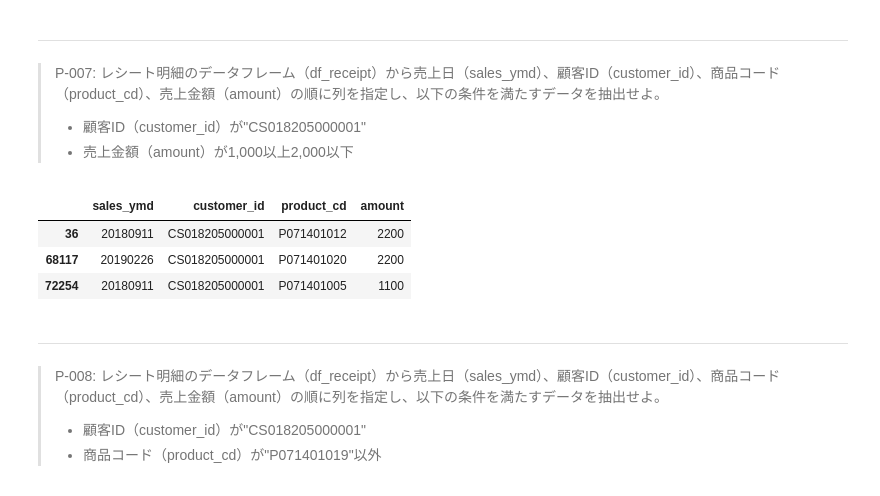
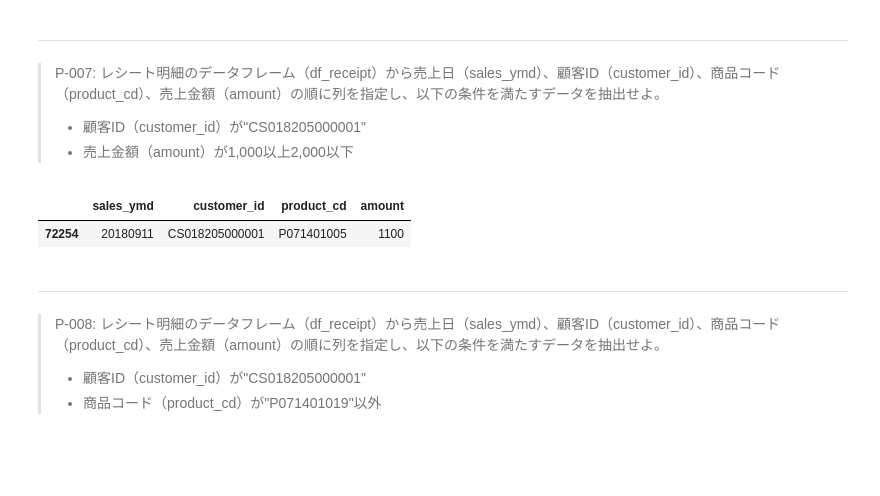
Before and after one commit to shgtkshruch/100knocks-preprocess, a Jupyter notebook: docker/work/preprocess_knock_Python.ipynb, the cells around one changed output. Drawn from its saved outputs; the diff is of its cells as text; code cells hidden in the pictures; blank space fills up the shorter version.

Commit message:
Answer P-008
query

```diff
--- a/docker/work/preprocess_knock_Python.ipynb
+++ b/docker/work/preprocess_knock_Python.ipynb
@@ -173,11 +173,9 @@ df_receipt[['sales_ymd', 'customer_id', 'product_cd', 'quantity', 'amount']].que
 > - 顧客ID（customer_id）が"CS018205000001"
 > - 売上金額（amount）が1,000以上2,000以下
 # %%
-df_receipt[['sales_ymd', 'customer_id', 'product_cd', 'amount']].query('customer_id == "CS018205000001" & amount >= 1000')
+df_receipt[['sales_ymd', 'customer_id', 'product_cd', 'amount']].query('customer_id == "CS018205000001" & 1000 <= amount <= 2000')
 # %% [output]
 |  | sales_ymd | customer_id | product_cd | amount |
-| 36 | 20180911 | CS018205000001 | P071401012 | 2200 |
-| 68117 | 20190226 | CS018205000001 | P071401020 | 2200 |
 | 72254 | 20180911 | CS018205000001 | P071401005 | 1100 |
 # %% [markdown]
 ---
```
Also changed, not shown: parts of 1 cell of this notebook.
